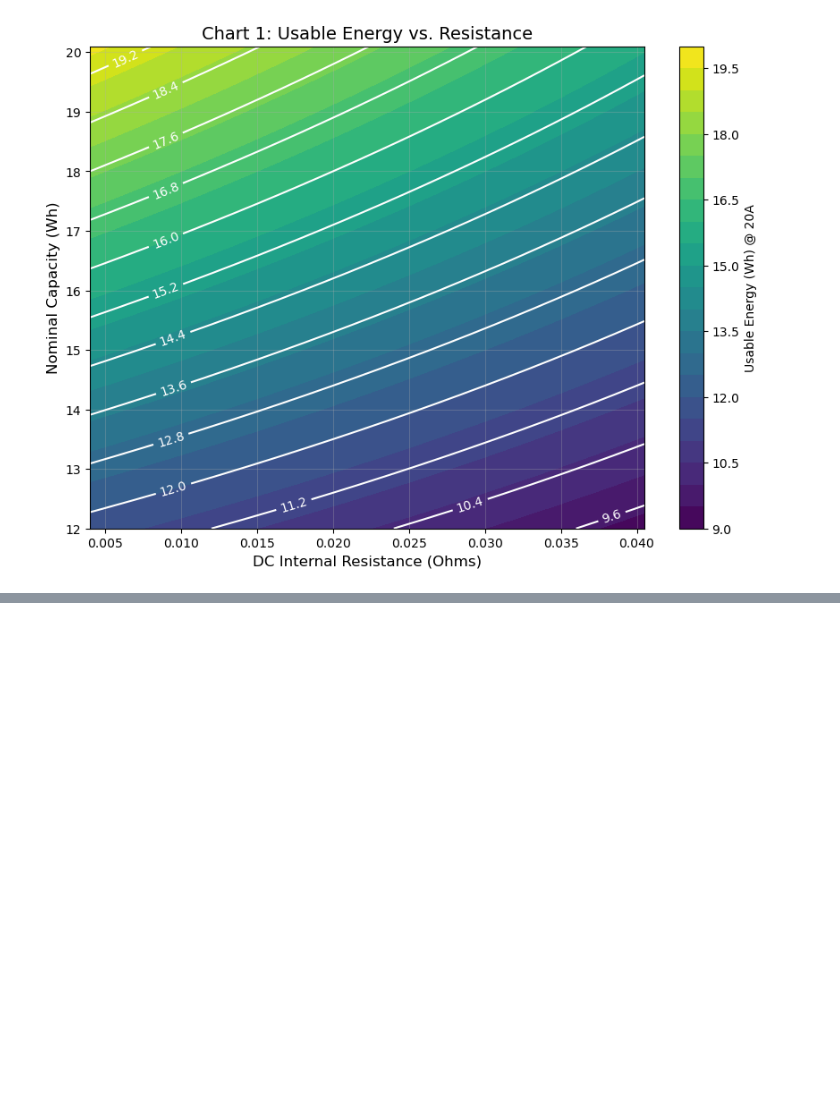
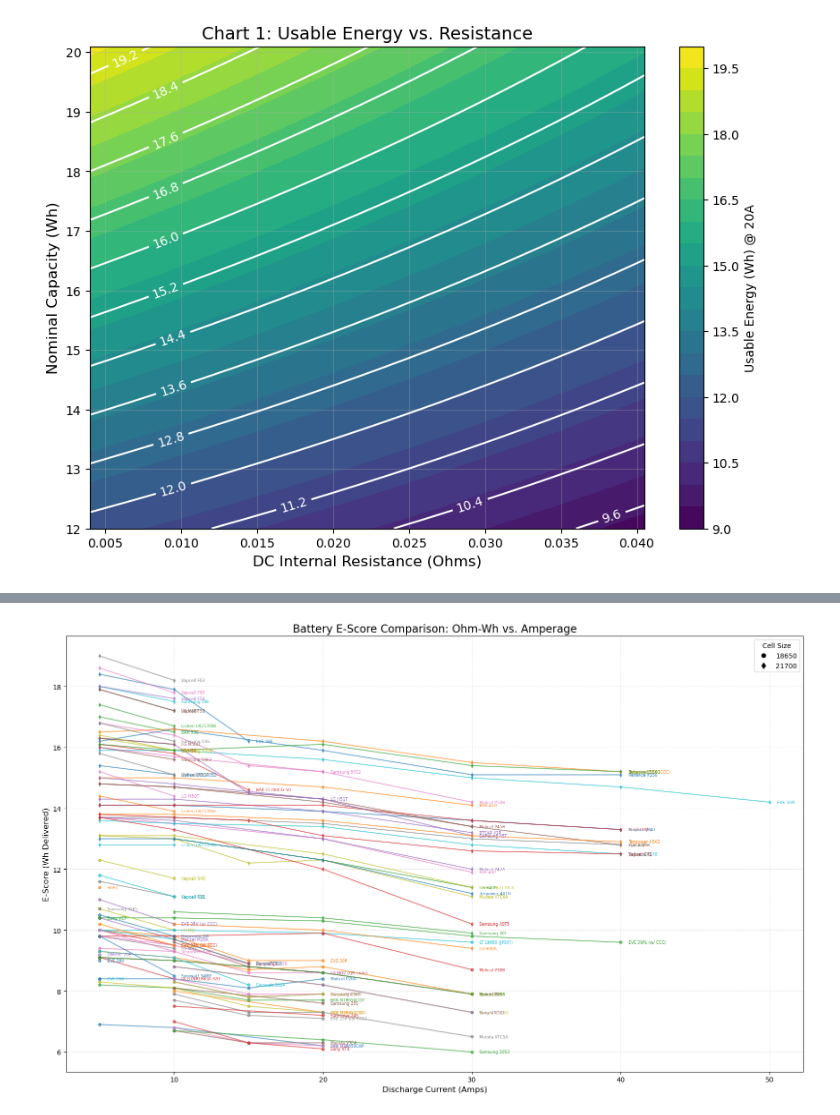
Before and after one commit to russlib/SegmentHandCalcs, a Jupyter notebook: CellSelection.ipynb, the cells around one changed output, grey strips where cells are left out. Drawn from its saved outputs; the diff is of its cells as text; code cells hidden in the pictures; blank space fills up the shorter version.

```diff
--- a/CellSelection.ipynb
+++ b/CellSelection.ipynb
@@ -52,0 +146,64 @@ plt.show()
+# %%
+import pandas as pd
+import matplotlib.pyplot as plt
+import numpy as np
+
+# 1. Load the data
+df = pd.read_csv(r'C:\Pythoning\Data\MoochBatteryDataV1.csv')
+
+# 2. Setup the plot
+plt.figure(figsize=(16, 10))
+ax = plt.gca()
+
+# Amperage columns to plot (X-axis values)
+amp_levels = [5, 10, 15, 20, 30, 40, 50]
+amp_cols = ['E-Score 5A', 'E-Score 10A', 'E-Score 15A', 'E-Score 20A', 'E-Score 30A', 'E-Score 40A', 'E-Score 50A']
+
+# Define markers for cell sizes
+# 18650 = Circle (o), 21700 = Diamond (d)
+marker_map = {18650: 'o', 21700: 'd'}
+
+# 3. Plot each battery
+for i, row in df.iterrows():
+    # Filter out empty scores for this specific row
+    valid_amps = []
+    valid_scores = []
+
+    for amp, col in zip(amp_levels, amp_cols):
+        if pd.notnull(row[col]) and row[col] != '—':
+            valid_amps.append(amp)
+            valid_scores.append(float(row[col]))
+
+    if not valid_amps:
+        continue
+
+    # Get cell properties
+    size = int(row['Cell Size'])
+    marker = marker_map.get(size, 'x')
+    ohm_wh = row['Ohm-Wh']
+    name = row['Battery Model']
+
+    # Plot line and points
+    line, = plt.plot(valid_amps, valid_scores, linestyle='-', marker=marker,
+                     markersize=4, alpha=0.6, label=name)
+
+    # Add small label at the end of the line
+    plt.text(valid_amps[-1] + 0.5, valid_scores[-1], name,
+             fontsize=6, verticalalignment='center', color=line.get_color())
+
+# 4. Formatting
+plt.title('Battery E-Score Comparison: Ohm-Wh vs. Amperage', fontsize=16)
+plt.xlabel('Discharge Current (Amps)', fontsize=12)
+plt.ylabel('E-Score (Wh Delivered)', fontsize=12)
+
+# Create a custom legend for cell sizes
+from matplotlib.lines import Line2D
+legend_elements = [Line2D([0], [0], marker='o', color='k', label='18650', linestyle='None'),
+                   Line2D([0], [0], marker='d', color='k', label='21700', linestyle='None')]
+ax.legend(handles=legend_elements, loc='upper right', title="Cell Size")
+
+plt.grid(True, which='both', linestyle='--', alpha=0.3)
+plt.tight_layout()
+plt.show()
+# %% [output]
+[figure, added]
```
Also changed, not shown: parts of 4 cells of this notebook, 4 other files.
